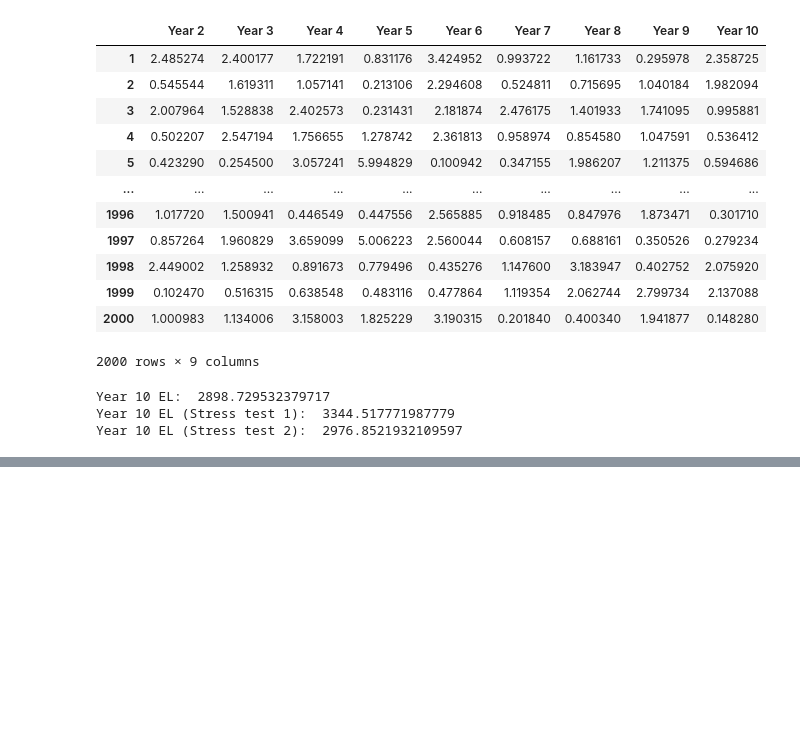
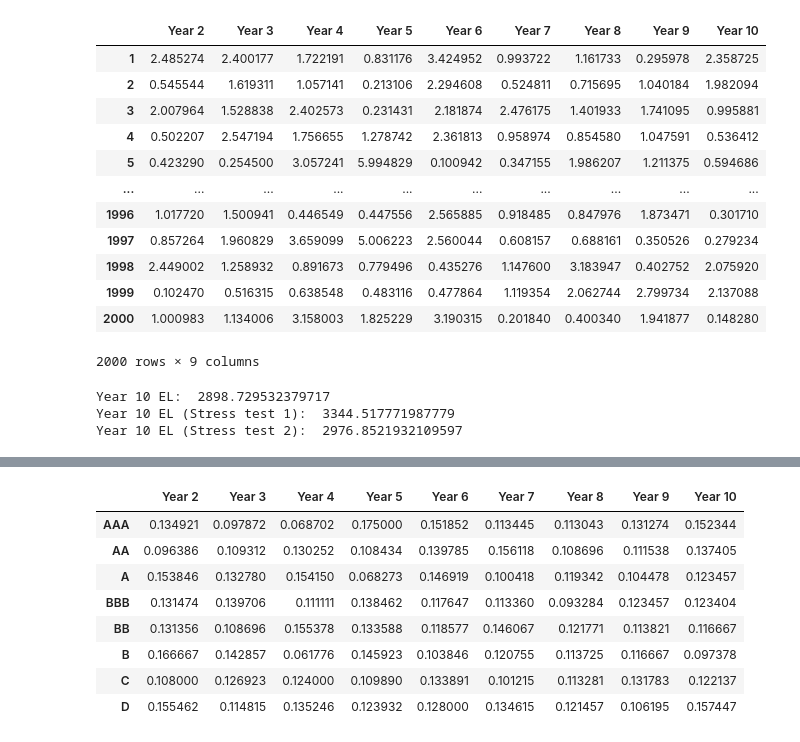
Before and after one commit to adityapentyala/fram-assignment, a Jupyter notebook: expected_loss.ipynb, the cells around one changed output, grey strips where cells are left out. Drawn from its saved outputs; the diff is of its cells as text; code cells hidden in the pictures; blank space fills up the shorter version.

Commit message:
chore: print all EL, write out pd per rating over years

```diff
--- a/expected_loss.ipynb
+++ b/expected_loss.ipynb
@@ -242,3 +242,8 @@ print("Year 10 EL: ", sum(expected_loss_df[['Year 10']].sum()),
 Year 10 EL:  2898.729532379717
 Year 10 EL (Stress test 1):  3344.517771987779
 Year 10 EL (Stress test 2):  2976.8521932109597
+# %%
+for year in range(2, 11):
+    print(f"Year {year} EL: ", sum(expected_loss_df[[f'Year {year}']].sum()),
+      f"\nYear {year} EL (Stress test 1): ", sum(stress_test_expected_loss_df[[f'Year {year}']].sum()),
+      f"\nYear {year} EL (Stress test 2): ",sum(stress_test_2_expected_loss_df[[f'Year {year}']].sum()))
@@ -244,0 +268,16 @@ Year 10 EL (Stress test 2):  2976.8521932109597
+# %%
+pd_category_years_df = pd.DataFrame()
+for year in range(2, 11):
+    pd_category_years_df[f'Year {year}'] = probs_default[year-2]
+pd_category_years_df.to_excel("outputs/pd_per_category_per_year.xlsx", index='Rating')
+pd_category_years_df
+# %% [output]
+|  | Year 2 | Year 3 | Year 4 | Year 5 | Year 6 | Year 7 | Year 8 | Year 9 | Year 10 |
+| AAA | 0.134921 | 0.097872 | 0.068702 | 0.175000 | 0.151852 | 0.113445 | 0.113043 | 0.131274 | 0.152344 |
+| AA | 0.096386 | 0.109312 | 0.130252 | 0.108434 | 0.139785 | 0.156118 | 0.108696 | 0.111538 | 0.137405 |
+| A | 0.153846 | 0.132780 | 0.154150 | 0.068273 | 0.146919 | 0.100418 | 0.119342 | 0.104478 | 0.123457 |
+| BBB | 0.131474 | 0.139706 | 0.111111 | 0.138462 | 0.117647 | 0.113360 | 0.093284 | 0.123457 | 0.123404 |
+| BB | 0.131356 | 0.108696 | 0.155378 | 0.133588 | 0.118577 | 0.146067 | 0.121771 | 0.113821 | 0.116667 |
+| B | 0.166667 | 0.142857 | 0.061776 | 0.145923 | 0.103846 | 0.120755 | 0.113725 | 0.116667 | 0.097378 |
+| C | 0.108000 | 0.126923 | 0.124000 | 0.109890 | 0.133891 | 0.101215 | 0.113281 | 0.131783 | 0.122137 |
+| D | 0.155462 | 0.114815 | 0.135246 | 0.123932 | 0.128000 | 0.134615 | 0.121457 | 0.106195 | 0.157447 |
```
Also changed, not shown: parts of 1 cell of this notebook, 5 other files.
